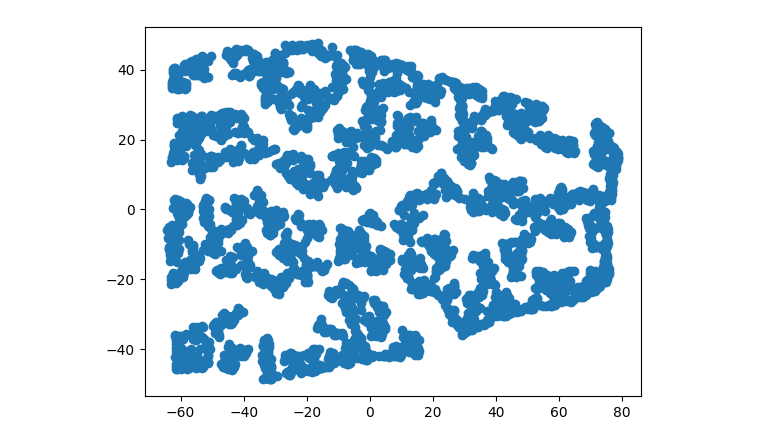
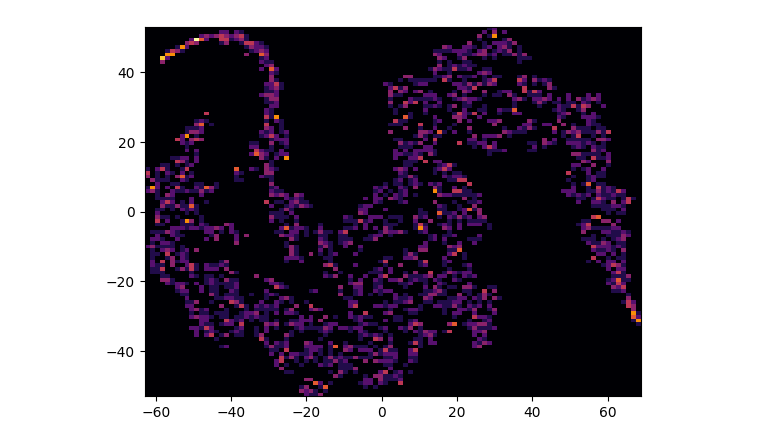
Before and after one commit to ChickNCurry/diffusion-vi-neural-processes, a Jupyter notebook: neural-process/code/new/np_experiment_1d.ipynb, the cells around one changed output. Cells and saved outputs as stored; diff of their text form; code cells hidden in the pictures.

```diff
--- a/neural-process/code/new/np_experiment_1d.ipynb
+++ b/neural-process/code/new/np_experiment_1d.ipynb
@@ -200,32 +210,11 @@ torch.save(model.state_dict(), "../../models/prime-butterfly-11.pt")
-# %%
-# model.load_state_dict(torch.load("../../models/smooth-durian-5.pt"))
-
-from tqdm import tqdm
-
-mus = []
-
-num_samples = 10000
-
-for i, (x_data, y_data) in tqdm(enumerate(gen_dataloader), total=num_samples):
-
-    x_data, y_data = x_data.to(device), y_data.to(device)
-
-    factor = 0.5
-    x_context, y_context, _, _ = split_context_target(x_data, y_data, factor, random=False)
-    r, z, z_mu, z_std = model.encode(x_data, y_data, x_data)
-
-    mus.append(z_mu.cpu().detach().numpy())
-
-    if i + 1 == num_samples:
-        break
 # %%
 import numpy as np
 from sklearn.manifold import TSNE
 
 X = np.array([m[0] for m in mus])
 X_embedded = TSNE(n_components=2).fit_transform(X)
 
-plt.scatter(X_embedded[:, 0], X_embedded[:, 1])
+plt.hist2d(X_embedded[:, 0], X_embedded[:, 1], bins=100, cmap="inferno")
 plt.show()
 # %% [output]
-[figure, old version]
+[figure, new version]
```
Also changed, not shown: parts of 15 cells of this notebook, 5 other files.
